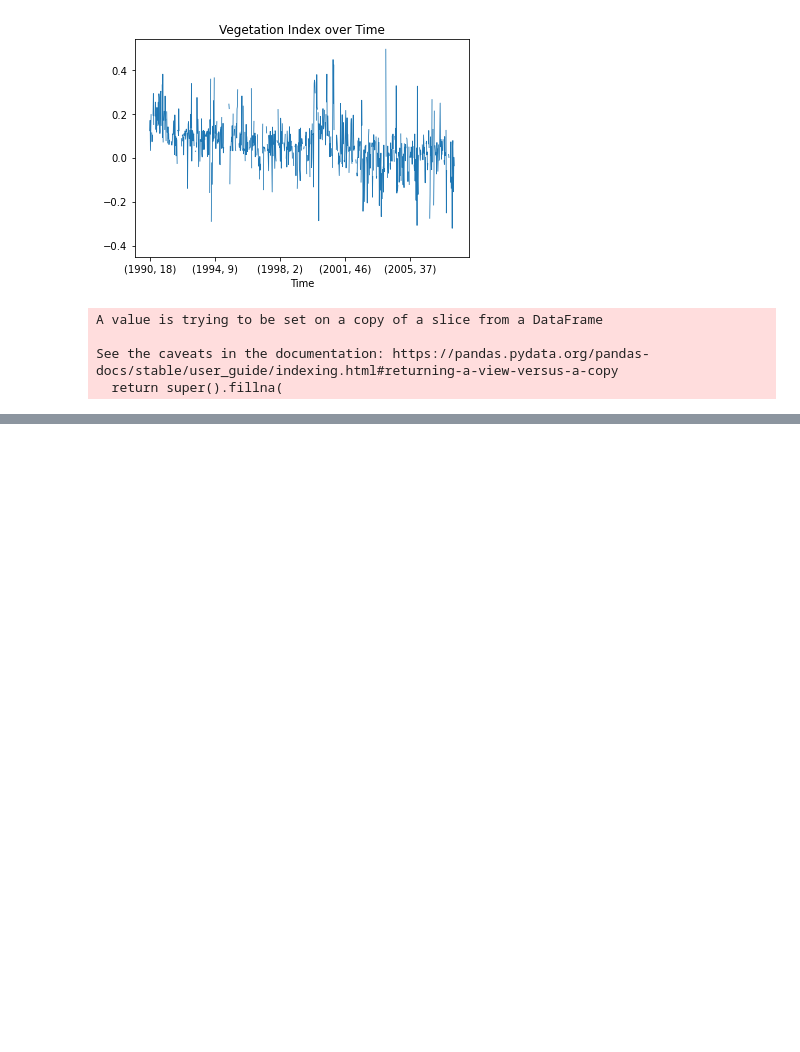
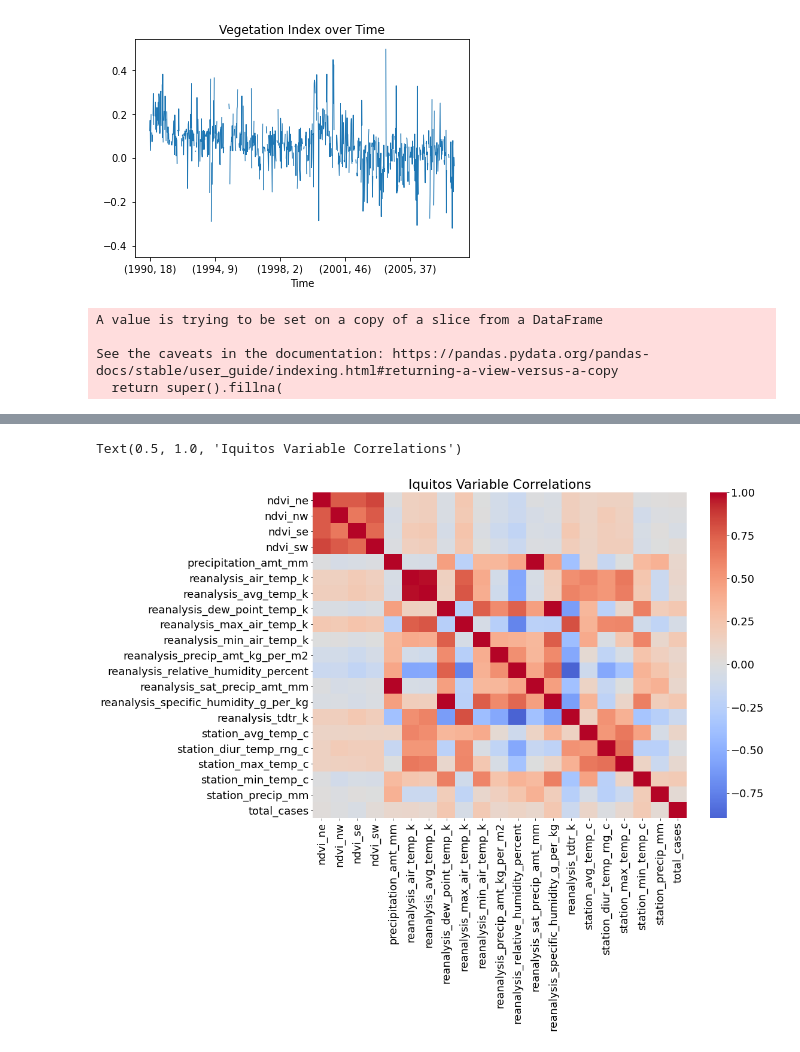
Before and after one commit to nicostrada/DengAI, a Jupyter notebook: DengAI.ipynb, the cells around one changed output, grey strips where cells are left out. Drawn from its saved outputs; the diff is of its cells as text; code cells hidden in the pictures; blank space fills up the shorter version.

```diff
--- a/DengAI.ipynb
+++ b/DengAI.ipynb
@@ -119,0 +180,9 @@ See the caveats in the documentation: https://pandas.pydata.org/pandas-docs/stab
+# %%
+# plot Iquitos
+plt.figure(figsize=(14,10))
+plt.rcParams["font.size"] = 18
+iq_corr_heat = sns.heatmap(iq_correlations,cmap='coolwarm',center=0)
+plt.title('Iquitos Variable Correlations')
+# %% [output]
+Text(0.5, 1.0, 'Iquitos Variable Correlations')
+[figure, added]
```
Also changed, not shown: parts of 10 cells of this notebook.
